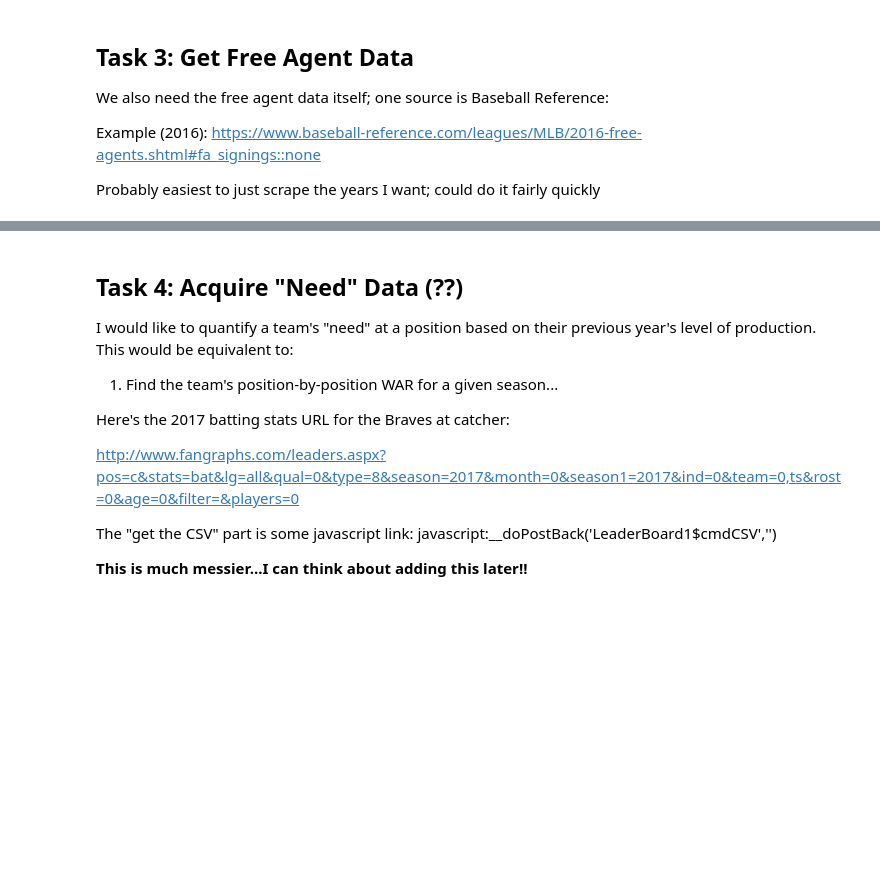
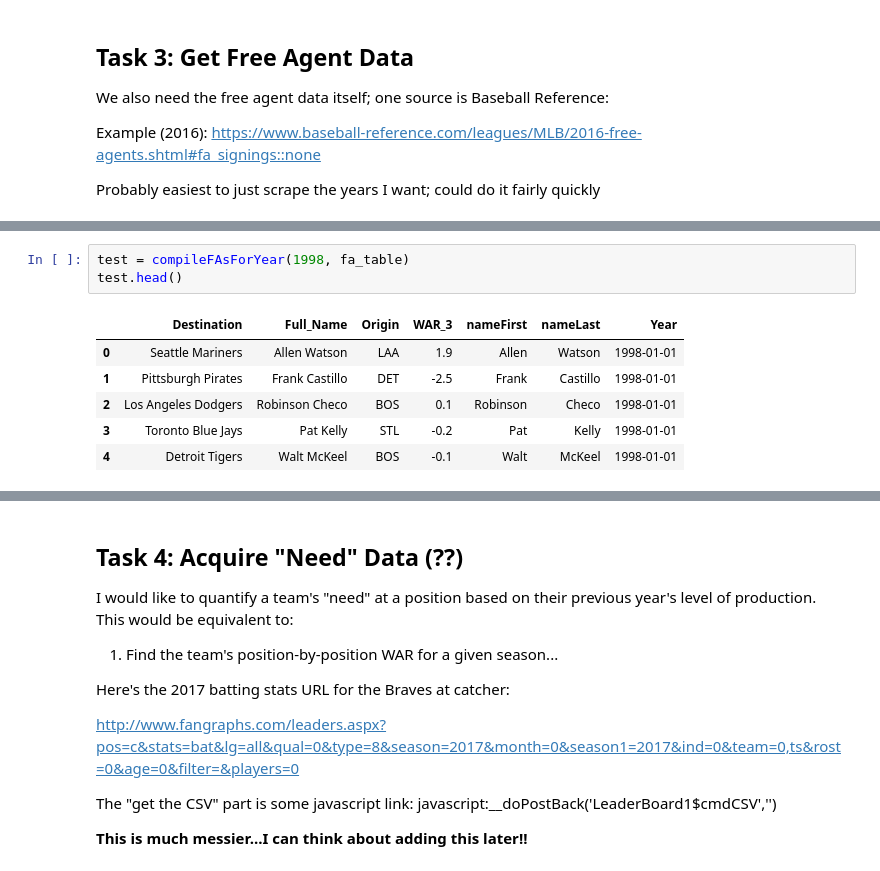
Before and after one commit to marichards/MLB_FA_Predictor, a Jupyter notebook: MLB_Trade_EDA.ipynb, the cells around one changed output, grey strips where cells are left out. Saved outputs shown, nothing was run; the diff lists cells and outputs as text; blank space fills up the shorter version.

```diff
--- a/MLB_Trade_EDA.ipynb
+++ b/MLB_Trade_EDA.ipynb
@@ -365,0 +415,10 @@ free_agent_soup.find(id = 'all_fa_signings').find_all('a')[0:10]
+# %%
+test = compileFAsForYear(1998, fa_table)
+test.head()
+# %% [output]
+|  | Destination | Full_Name | Origin | WAR_3 | nameFirst | nameLast | Year |
+| 0 | Seattle Mariners | Allen Watson | LAA | 1.9 | Allen | Watson | 1998-01-01 |
+| 1 | Pittsburgh Pirates | Frank Castillo | DET | -2.5 | Frank | Castillo | 1998-01-01 |
+| 2 | Los Angeles Dodgers | Robinson Checo | BOS | 0.1 | Robinson | Checo | 1998-01-01 |
+| 3 | Toronto Blue Jays | Pat Kelly | STL | -0.2 | Pat | Kelly | 1998-01-01 |
+| 4 | Detroit Tigers | Walt McKeel | BOS | -0.1 | Walt | McKeel | 1998-01-01 |
```
Also changed, not shown: parts of 35 cells of this notebook, 5 other files.
